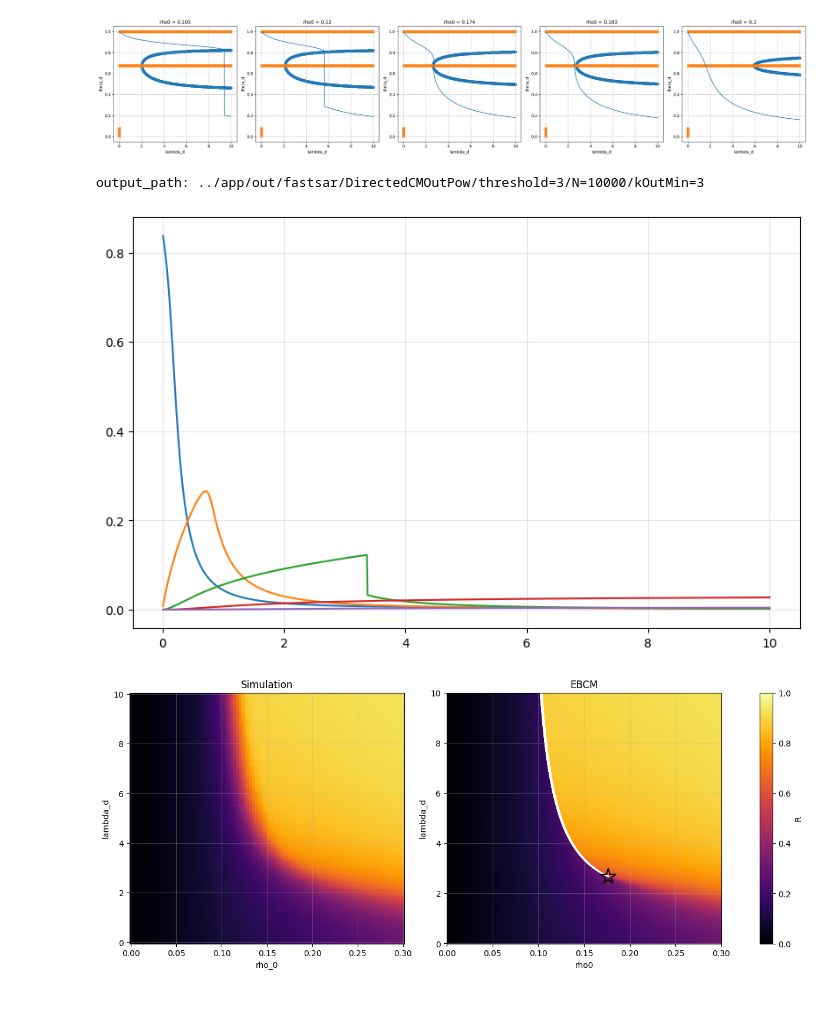
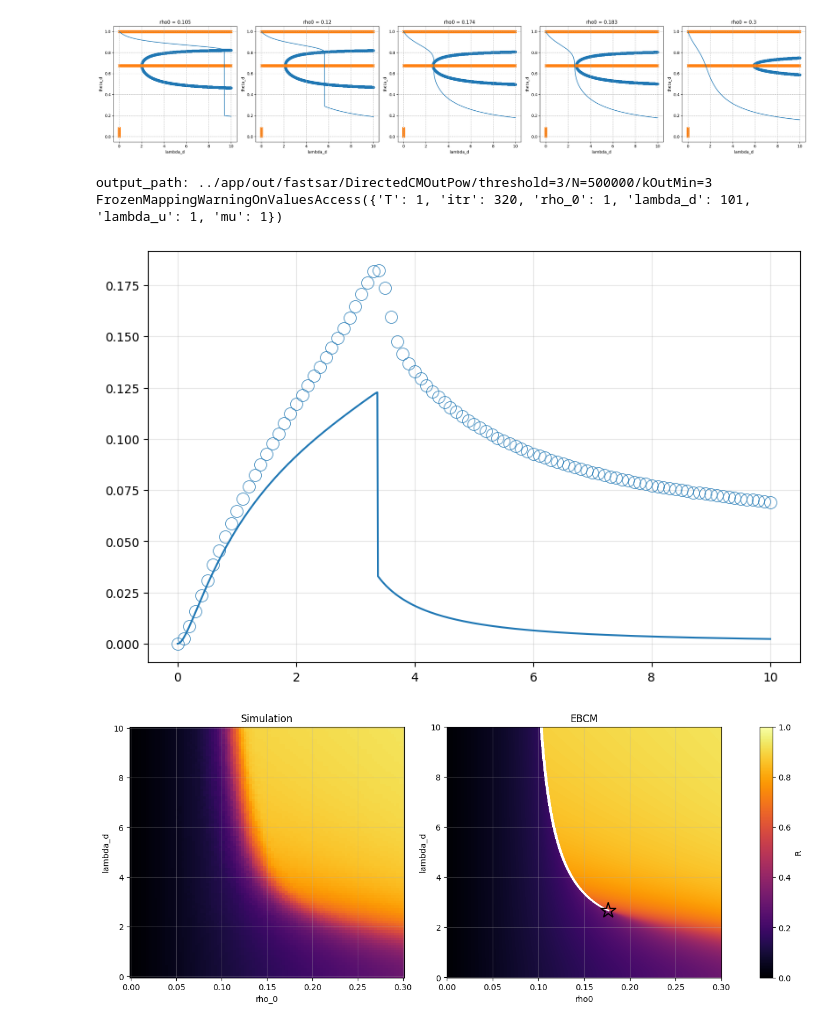
Before and after one commit to Kojirouuuu/directed-network-simulations, a Jupyter notebook: notebooks/EBCM-SAR.ipynb, the cells around one changed output. Saved outputs shown, nothing was run; the diff lists cells and outputs as text; code cells hidden in the pictures.

Commit message:
feat: EBCM graph

```diff
--- a/notebooks/EBCM-SAR.ipynb
+++ b/notebooks/EBCM-SAR.ipynb
@@ -30,7 +30,7 @@ linestyles = ["-", "--", "-.", ":", "-", "--", "-.", ":", "-", "--", "-.", ":"]
 # plt.rcParams['grid.linestyle'] = ':'  # グリッドを点線に設定
 # plt.rcParams['grid.linewidth'] = 0.5  # グリッドの線幅を設定
 # %%
-N = 10000 # 頂点数
+N = 500_000 # 頂点数
 pow_k_min = 3
 pow_gamma = 2.7
 
@@ -167,54 +174,55 @@ for rho0_idx, rho0 in enumerate(tqdm(rho0_values)):
 # %%
-# 固定パラメータ
-k_out_min = 3
-batch_size = 16
-threshold = 3
-mu = 1.0
-network_type = "DirectedCMOutPow"
-
 all_results = {}
 
-output_path = configure_output_path(N, threshold, network_type, k_out_min)
-print(f"output_path: {os.path.relpath(output_path)}")
-
+N_list = [50000, 500000]
 df_all = pd.DataFrame()
 
-for i in range(batch_size):
-    index = f"{i:02d}"
-    file_name = f'results_{index}.csv'
-    file_path = os.path.join(output_path, file_name)
+for N in N_list:
+    output_path = configure_output_path(N, threshold, network_type, k_out_min)
+    print(f"output_path: {os.path.relpath(output_path)}")
 
-    df = pd.read_csv(file_path)
-    if df is None:
-        continue
 
-    # バッチインデックスを調整（最初のバッチ以外、時系列データの場合のみ）
-    if not df_all.empty and 'itr' in df.columns:
-        max_itr = int(df_all['itr'].max())
-        df['itr'] = df['itr'] + max_itr + 1
+    for i in range(batch_size):
+        index = f"{i:02d}"
+        file_name = f'results_{index}.csv'
+        file_path = os.path.join(output_path, file_name)
 
-    df_all = pd.concat([df_all, df], ignore_index=True)
+        df = pd.read_csv(file_path)
+        if df is None:
+            continue
 
-sim = df_all.set_index(['itr', 'rho_0', 'lambda_d', 'lambda_u', 'mu']).to_xarray()
+        # バッチインデックスを調整（最初のバッチ以外、時系列データの場合のみ）
+        if not df_all.empty and 'itr' in df.columns:
+            max_itr = int(df_all['itr'].max())
+            df['itr'] = df['itr'] + max_itr + 1
+
+        df["N"] = N
+        df_all = pd.concat([df_all, df], ignore_index=True)
+
+sim = df_all.set_index(['N', 'itr', 'rho_0', 'lambda_d', 'lambda_u', 'mu']).to_xarray()
 initial_adopted_time = sim['initial_adopted_time']
 final_adopted_time = sim['final_adopted_time']
 sim_R = sim['R']
 sim_Phi = sim['Phi']
 # %% [output]
-output_path: ../app/out/fastsar/DirectedCMOutPow/threshold=3/N=10000/kOutMin=3
+output_path: ../app/out/fastsar/DirectedCMOutPow/threshold=3/N=500000/kOutMin=3
+FrozenMappingWarningOnValuesAccess({'T': 1, 'itr': 320, 'rho_0': 1, 'lambda_d': 101, 'lambda_u': 1, 'mu': 1})
 # %%
 fig, axes = plt.subplots(1, 1, figsize=(8, 5), constrained_layout=True)
 color_idx = 1
 show_rho0 = 0.15
-p0=sim_Phi.sel(rho_0=show_rho0).squeeze().mean(dim='itr')/N
-# p0.plot(linestyle="", marker="o", markersize=10, markeredgewidth=0.5, markeredgecolor=colors[color_idx], markerfacecolor="none")
 
-p1 = g["Phi"].sel(rho0=0.15).squeeze()
+p0=sim_Phi.sel(rho_0=show_rho0)
+p1 = g["Phi"].sel(rho0=show_rho0)
 
-for idx, T in enumerate(p1["T"].values):
-    axes.plot(p1["lambda_d"][1:], p1.sel(T=T)[1:], linestyle="-", color=colors[idx])
+
+
+for idx, N in enumerate(N_list):
+    p0=sim_Phi.sel(rho_0=show_rho0).sel(N=N).squeeze().mean(dim='itr')/N
+    axes.plot(p0["lambda_d"], p0, linestyle="", marker="o", markersize=10, markeredgewidth=0.5, markeredgecolor=colors[idx], markerfacecolor="none")
+    axes.plot(p1["lambda_d"], p1.squeeze(), linestyle="-", color=colors[idx])
 
 axes.grid(linestyle="-", alpha=0.3)
 plt.show()
 # %% [output]
-[figure, old version]
+[figure, new version]
```
Also changed, not shown: parts of 3 cells of this notebook, 1 other file.
